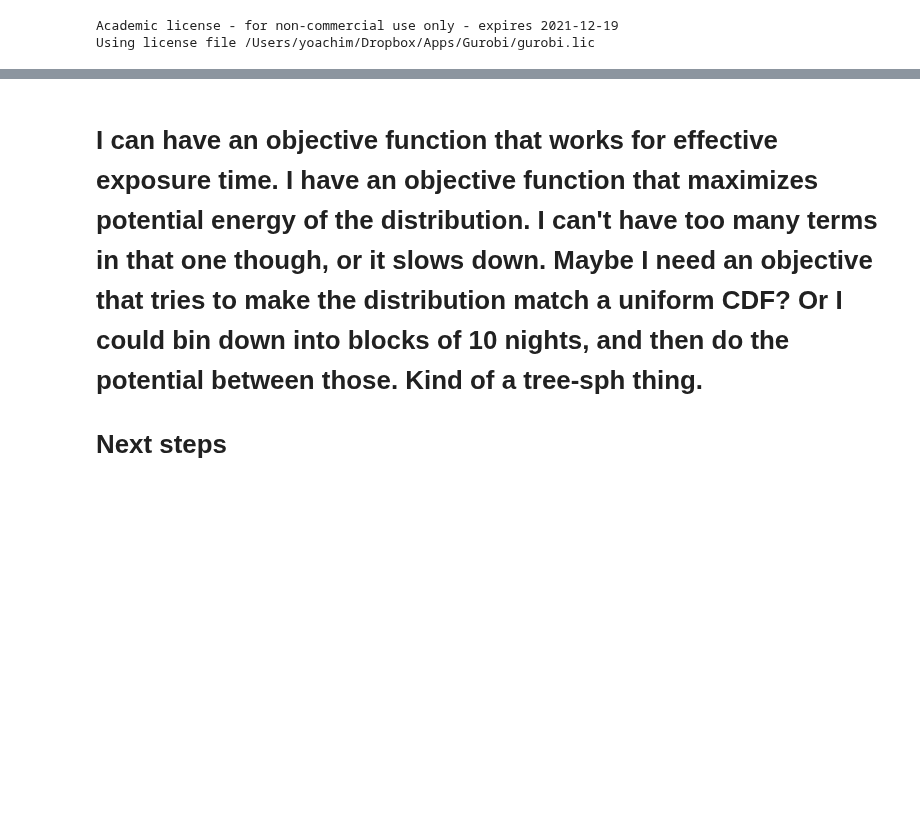
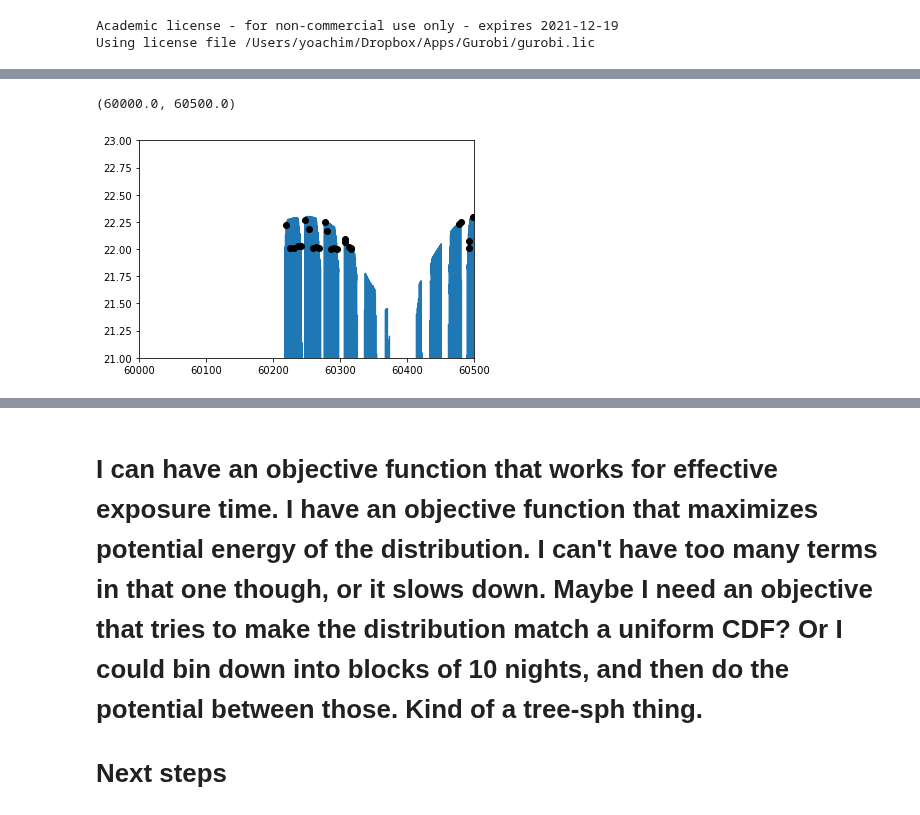
Before and after one commit to yoachim/21_Scratch, a Jupyter notebook: ddf_grid/single_ddf.ipynb, the cells around one changed output, grey strips where cells are left out. Saved outputs shown, nothing was run; the diff lists cells and outputs as text; code cells hidden in the pictures; blank space fills up the shorter version.

```diff
--- a/ddf_grid/single_ddf.ipynb
+++ b/ddf_grid/single_ddf.ipynb
@@ -217,8 +243,11 @@ plt.plot(ddf_grid['mjd'][sched], ddf_grid['DD:ELAISS1_sky_g'][sched], 'ko')
 # %%
-plt.plot(ddf_grid['mjd'], ddf_grid['DD:ELAISS1_sky_g'])
+plt.plot(ddf_grid['mjd'], ddf_grid['ELAISS1_sky_g'])
 plt.ylim([21,23])
 sched = np.where(result_array > 0)[0]
-plt.plot(ddf_grid['mjd'][sched], ddf_grid['DD:ELAISS1_sky_g'][sched], 'ko')
+plt.plot(ddf_grid['mjd'][sched], ddf_grid['ELAISS1_sky_g'][sched], 'ko')
 plt.xlim(60000, 60500)
+# %% [output]
+(60000.0, 60500.0)
+[figure, added]
 # %%
 np.where( (ddf_grid['mjd'][sched] > 60300) & (ddf_grid['mjd'][sched] < 60400))
```
Also changed, not shown: parts of 20 cells of this notebook.
